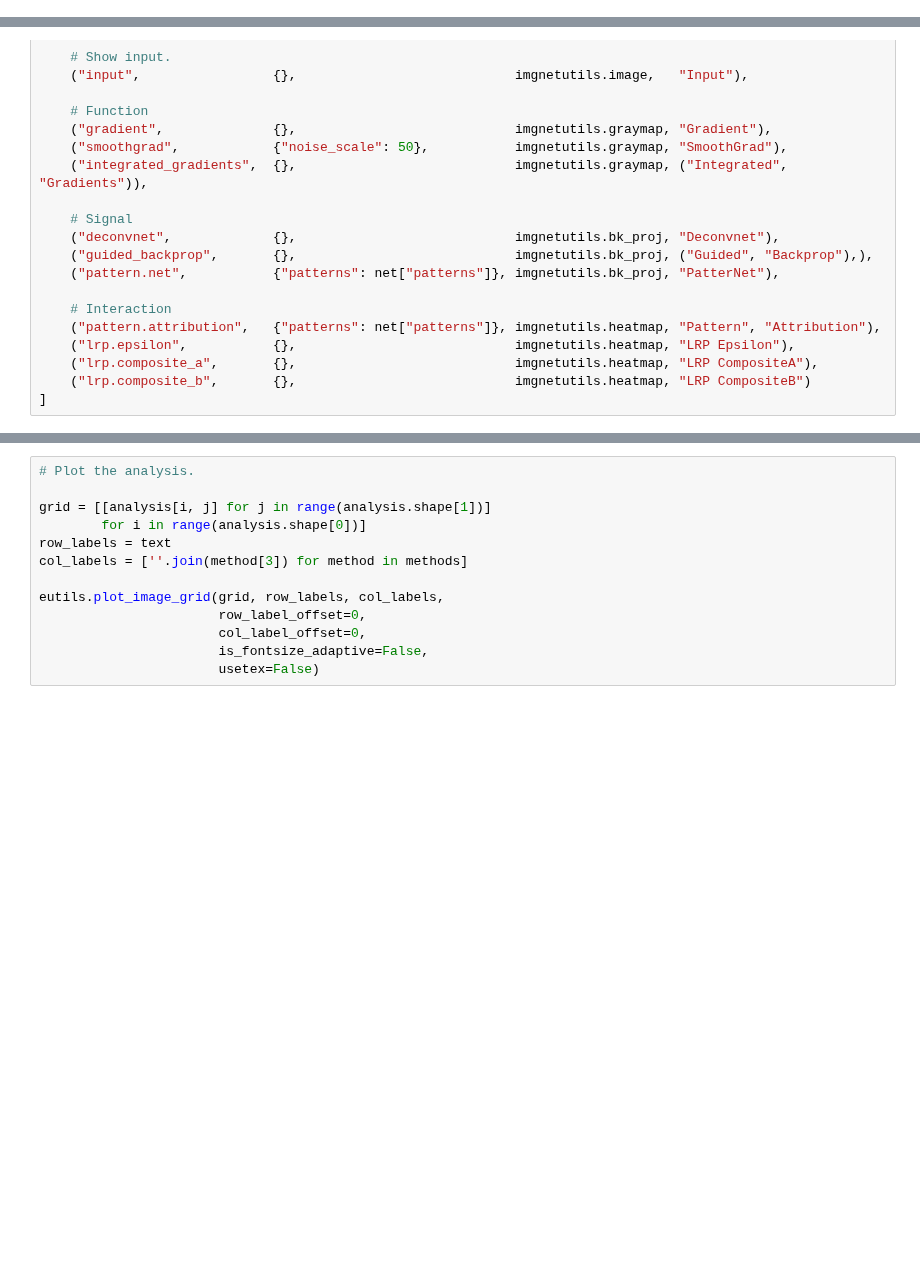
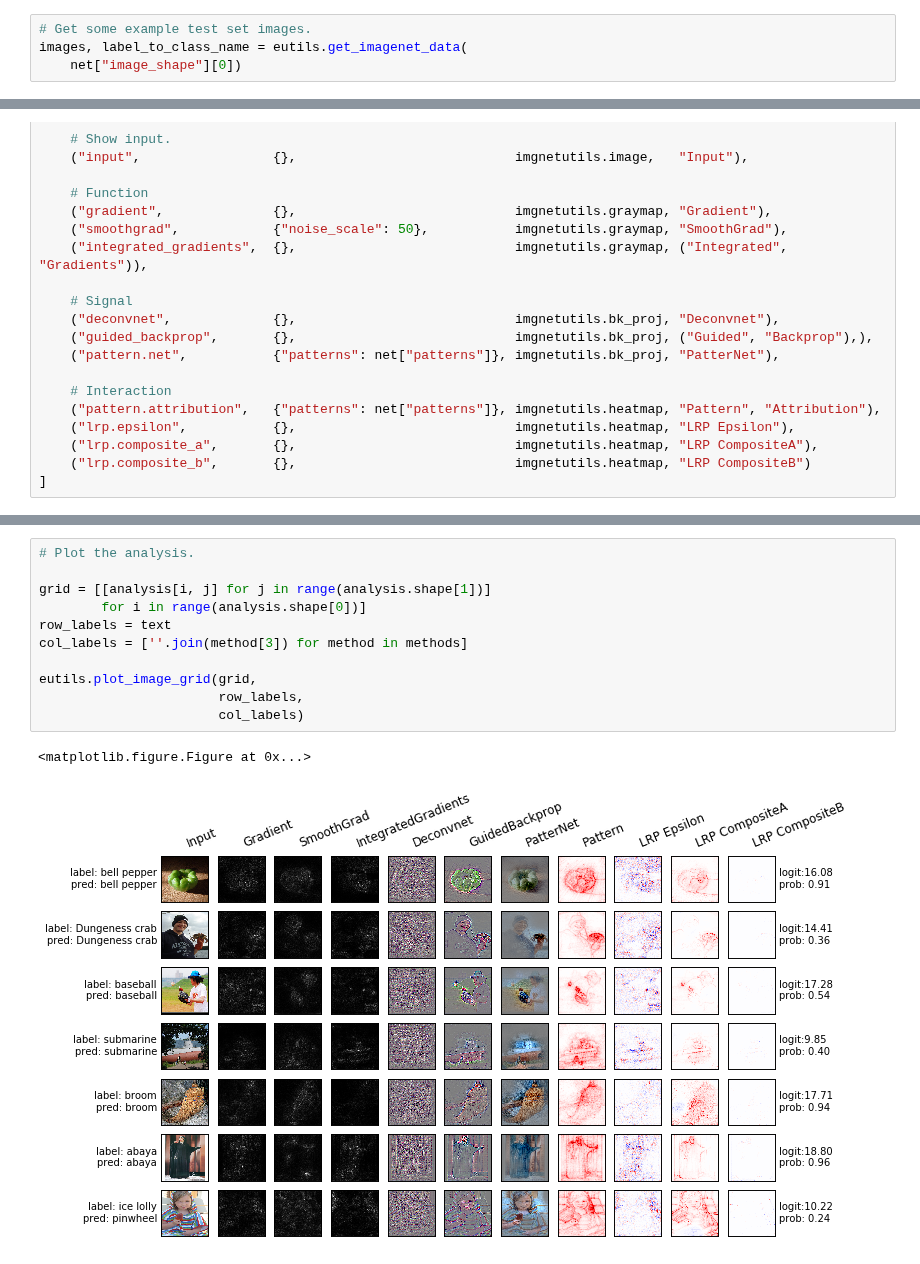
Before and after one commit to albermax/innvestigate, a Jupyter notebook: examples/notebooks/imagenet_example.ipynb, the cells around one changed output, grey strips where cells are left out. Saved outputs shown, nothing was run; the diff lists cells and outputs as text; blank space fills up the shorter version.

```diff
--- a/examples/notebooks/imagenet_example.ipynb
+++ b/examples/notebooks/imagenet_example.ipynb
@@ -60,3 +59,7 @@ modelp.compile(optimizer="adam", loss="categorical_crossentropy")
+# %%
+# Get some example test set images.
+images, label_to_class_name = eutils.get_imagenet_data(
+    net["image_shape"][0])
 # %% [markdown]
 # Analysis
 # %% [markdown]
@@ -139,13 +160,14 @@ for i, (image, y) in enumerate(images):
 # %%
 # Plot the analysis.
 
 grid = [[analysis[i, j] for j in range(analysis.shape[1])]
         for i in range(analysis.shape[0])]
 row_labels = text
 col_labels = [''.join(method[3]) for method in methods]
 
-eutils.plot_image_grid(grid, row_labels, col_labels,
-                       row_label_offset=0,
-                       col_label_offset=0,
-                       is_fontsize_adaptive=False,
-                       usetex=False)
+eutils.plot_image_grid(grid,
+                       row_labels,
+                       col_labels)
+# %% [output]
+<matplotlib.figure.Figure at 0x...>
+[figure, added]
```
Also changed, not shown: parts of 7 cells of this notebook.
